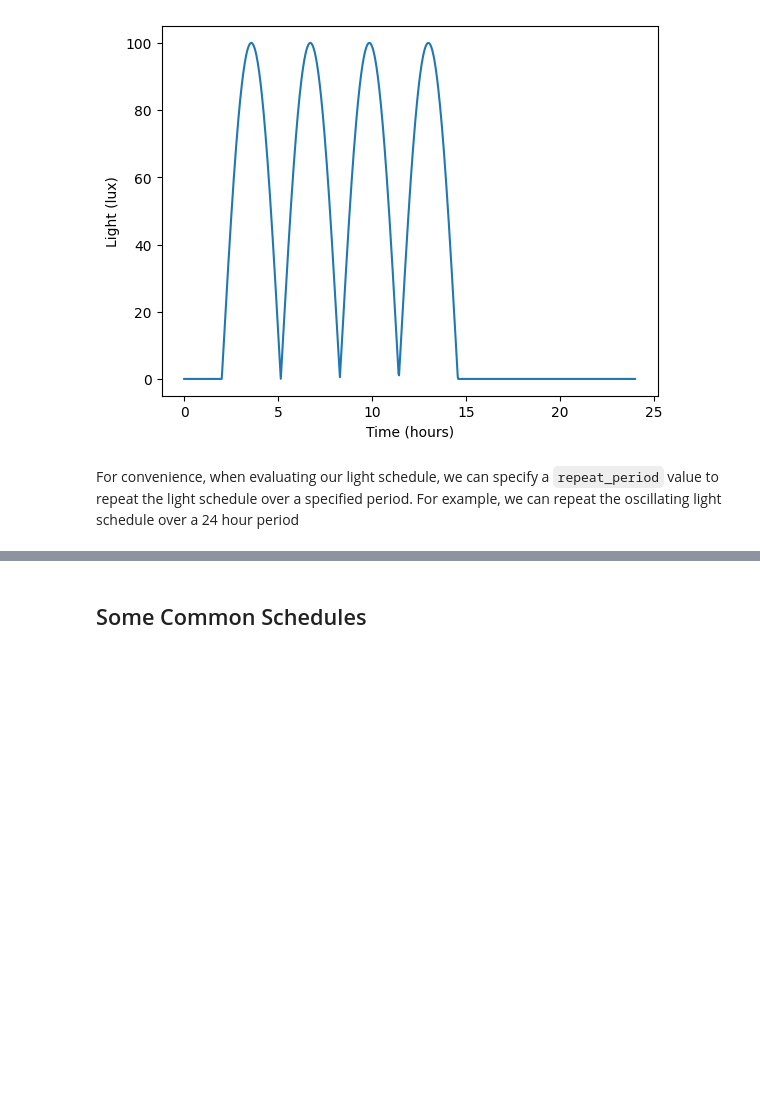
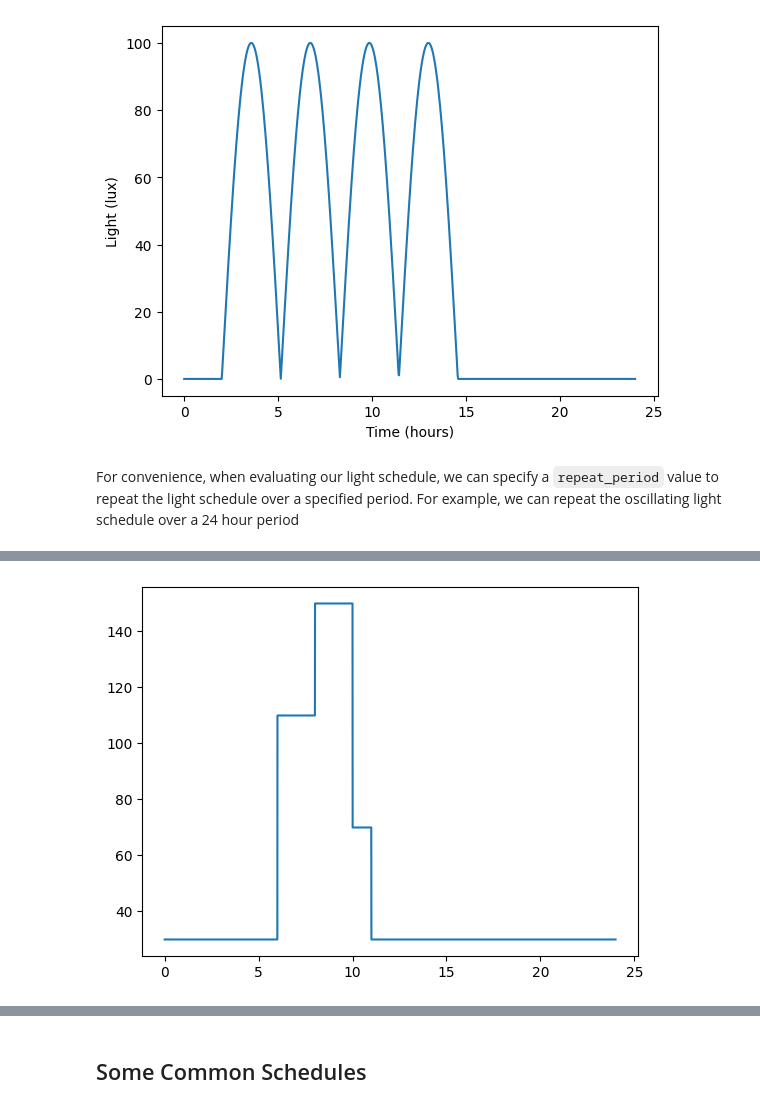
Before and after one commit to Arcascope/circadian, a Jupyter notebook: nbs/01_lights.ipynb, the cells around one changed output, grey strips where cells are left out. Saved outputs shown, nothing was run; the diff lists cells and outputs as text; code cells hidden in the pictures; blank space fills up the shorter version.

Commit message:
Updated addition of Light objects and added unit tests

```diff
--- a/nbs/01_lights.ipynb
+++ b/nbs/01_lights.ipynb
@@ -316,0 +353,7 @@ def __add__(self, light_obj: 'Light'):
+# %%
+# l = Light(100.0, start_time=6.0, duration=2.0, default_value=10.0) + Light(50.0, start_time=12.0, duration=3.0, default_value=20.0) + Light(20.0, start_time=20.0, duration=1.0)
+l = Light(100.0, start_time=6.0, duration=4.0, default_value=20.0) + Light(50.0, start_time=8.0, duration=3.0, default_value=10.0)
+time = np.linspace(0.0, 24.0, 10000)
+plt.plot(time, l(time));
+# %% [output]
+[figure, added]
```
Also changed, not shown: parts of 12 cells of this notebook.
